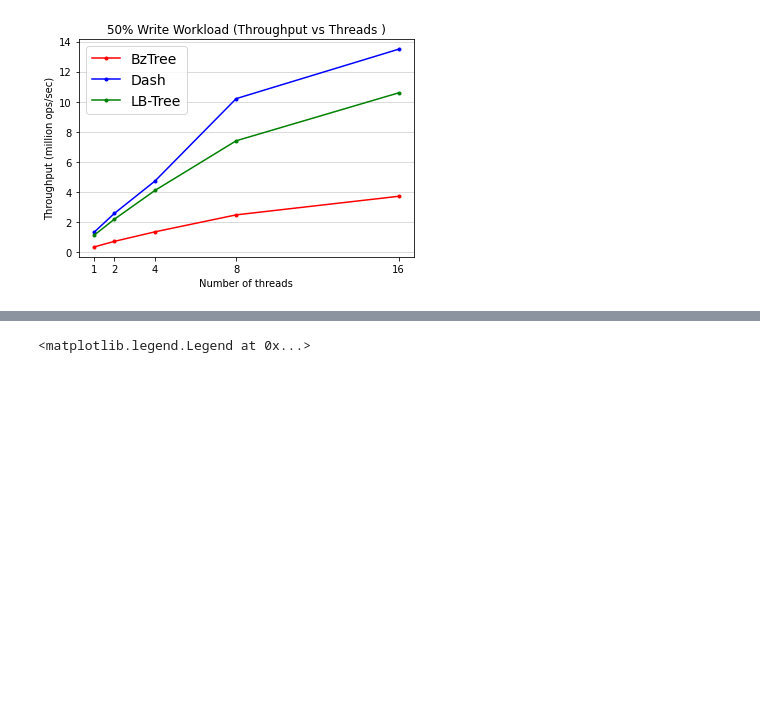
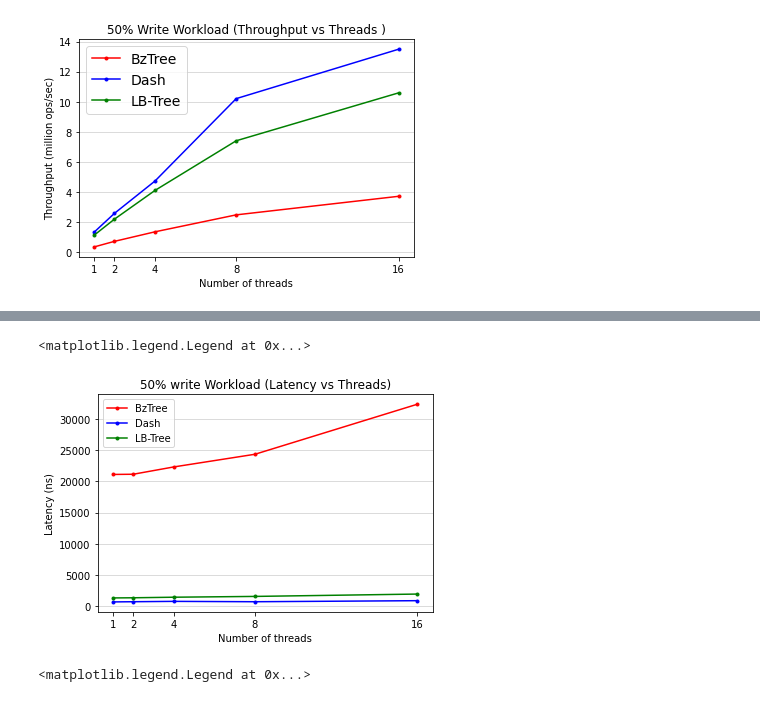
Before and after one commit to nisargshah95/Comparison-of-Indexes-for-PMem, a Jupyter notebook: CS764.ipynb, the cells around one changed output, grey strips where cells are left out. Cells and saved outputs as stored; diff of their text form; code cells hidden in the pictures; blank space fills up the shorter version.

```diff
--- a/CS764.ipynb
+++ b/CS764.ipynb
@@ -211,3 +257,24 @@ plt.legend(handles=[bzMedian50WriteLine, dMedianLatency50Write, bz99Latency50Wri
+# %%
+# 50% writes - P99 LATENCY VS THREADS (ACROSS TREES)
+
+plt.figure()
+#bzMedian50WriteLine, = plt.plot(threads, bztree_50_p50, fmt, color = colors[0], label = 'BzTree')
+#dMedianLatency50Write, = plt.plot(threads, dash_50_p50, fmt, color = colors[1], label = 'Dash')
+#lReadOnlyLine, = plt.plot(threads, lbtree_50_p50, fmt, color=colors[2], label = 'LB-Tree')
+
+bz99Latency50WriteLine, = plt.plot(threads, bztree_50_p99, fmt, color= colors[0], label = 'BzTree')
+d99Latency50WriteLine, = plt.plot(threads, dash_50_p99, fmt, color= colors[1], label = 'Dash')
+l99Latency50WriteLine, = plt.plot(threads, lbtree_50_p99, fmt, color= colors[2], label = 'LB-Tree')
+
+plt.xlabel(xlabel)
+plt.xticks(threads)
+plt.ylabel(lat_ylabel_ns)
+plt.title('50% write Workload (Latency vs Threads)')
+plt.grid(True, axis='y', color='lightgray', which='both')
+plt.legend(handles=[bz99Latency50WriteLine, d99Latency50WriteLine, l99Latency50WriteLine])
+# %% [output]
+<matplotlib.legend.Legend at 0x...>
+[figure, added]
 # %%
 # 50% write 1 thread - Latency VS %tile (ACROSS TREES)
 
```
Also changed, not shown: parts of 6 cells of this notebook.
